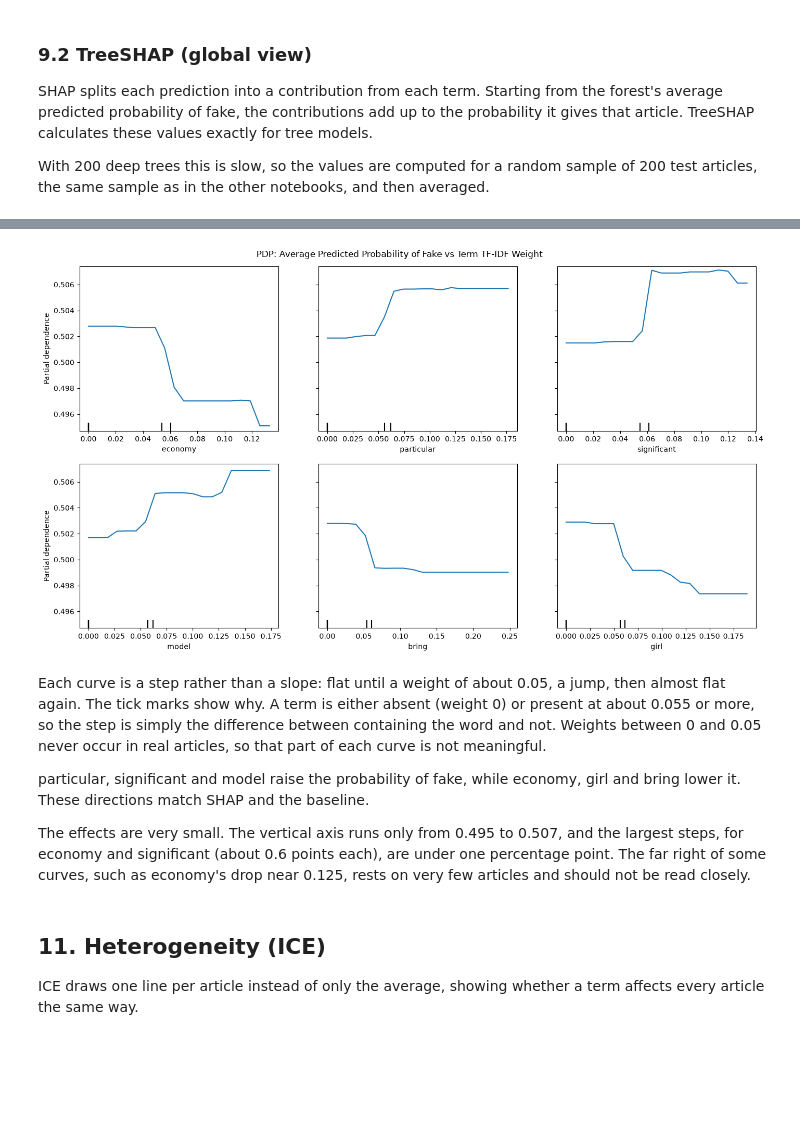
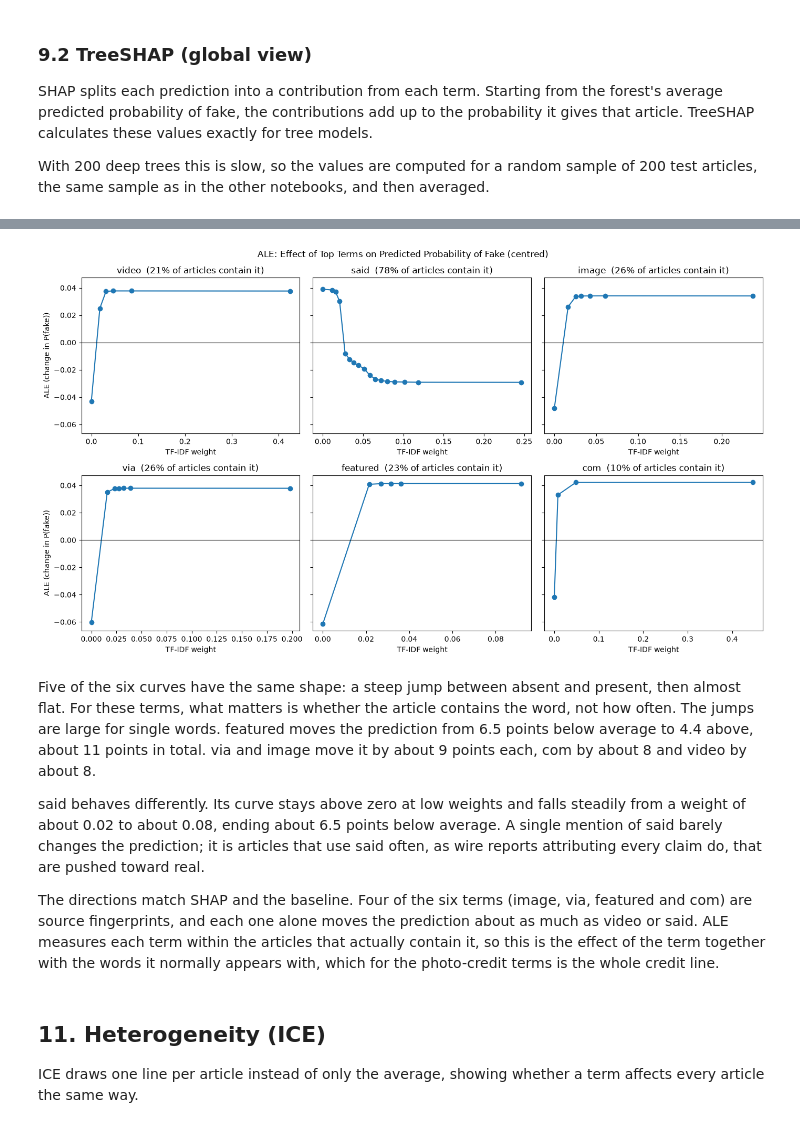
Before and after one commit to jirapon000/XDS_Fake_New_Detection, a Jupyter notebook: random_forest.ipynb, the cells around one changed output, grey strips where cells are left out. Cells and saved outputs as stored; diff of their text form; code cells hidden in the pictures; blank space fills up the shorter version.

```diff
--- a/random_forest.ipynb
+++ b/random_forest.ipynb
@@ -48,7 +48,7 @@ from preprocessing import (
 # %% [markdown]
 ## 2. Load Cleaned Dataset
 # %%
-df = pd.read_csv("Dataset/fake_news_dataset_cleaned.csv")
+df = pd.read_csv("Dataset/fake_news_dataset_cleaned.csv.gz")
 df[["title", "text", "label", "label_encoded"]].head()
 # %% [output]
 |  | title | text | label | label_encoded |
@@ -359,28 +394,52 @@ PDP shows the forest's average predicted probability of fake as one term's weigh
 # %%
-pdp_idx = list(top_idx[:6])
+def ale_1d(predict, X, col, n_bins=20):
+    """First-order ALE for one column. Bins are quantiles of the column, so most of the
+    mass at weight 0 collapses into one edge. Returns bin edges and centred ALE values."""
+    x = X[:, col]
+    edges = np.unique(np.quantile(x, np.linspace(0, 1, n_bins + 1)))
+    if len(edges) < 2:
+        return edges, np.zeros(len(edges))
+    # article in interval (edges[k-1], edges[k]] -> bin k; articles exactly at the lowest edge go to bin 1
+    bin_idx = np.clip(np.searchsorted(edges, x, side="left"), 1, len(edges) - 1)
+    effects = np.zeros(len(edges) - 1)
+    counts = np.zeros(len(edges) - 1)
+    for k in range(1, len(edges)):
+        rows = X[bin_idx == k]
+        if len(rows) == 0:
+            continue
+        lo, hi = rows.copy(), rows.copy()
+        lo[:, col], hi[:, col] = edges[k - 1], edges[k]
+        effects[k - 1] = (predict(hi) - predict(lo)).mean()   # local effect, using only articles in this bin
+        counts[k - 1] = len(rows)
+    ale = np.concatenate([[0.0], np.cumsum(effects)])         # accumulate the local effects
+    mids = (ale[:-1] + ale[1:]) / 2
+    ale -= (mids * counts).sum() / counts.sum()               # centre so the average effect is 0
+    return edges, ale
 
-pdp_display = PartialDependenceDisplay.from_estimator(
-    rf, X_sample,
-    features=pdp_idx,
-    feature_names=list(feature_names),
-    kind="average",
-    grid_resolution=20,
-    percentiles=(0, 1),       # TF-IDF is mostly zeros, so the default 5-95% range would collapse to a single value
-    n_cols=3,
-    random_state=RANDOM_STATE,
-)
-pdp_display.figure_.set_size_inches(14, 8)
-pdp_display.figure_.suptitle("PDP: Average Predicted Probability of Fake vs Term TF-IDF Weight")
+ale_terms = list(top_terms[:6])
+predict_fake = lambda X: rf.predict_proba(X)[:, 1]
+
+fig, axes = plt.subplots(2, 3, figsize=(14, 8), sharey=True)
+for ax, term in zip(axes.ravel(), ale_terms):
+    col = tfidf.vocabulary_[term]
+    edges, ale = ale_1d(predict_fake, X_test_dense, col)
+    ax.plot(edges, ale, marker="o")
+    ax.axhline(0, color="black", linewidth=0.8)
+    ax.set_title(f"{term}  ({(X_test_dense[:, col] > 0).mean():.0%} of articles contain it)")
+    ax.set_xlabel("TF-IDF weight")
+for ax in axes[:, 0]:
+    ax.set_ylabel("ALE (change in P(fake))")
+fig.suptitle("ALE: Effect of Top Terms on Predicted Probability of Fake (centred)")
 plt.tight_layout()
 plt.show()
 # %% [output]
-[figure, old version]
+[figure, new version]
 # %% [markdown]
-Each curve is a step rather than a slope: flat until a weight of about 0.05, a jump, then almost flat again. The tick marks show why. A term is either absent (weight 0) or present at about 0.055 or more, so the step is simply the difference between containing the word and not. Weights between 0 and 0.05 never occur in real articles, so that part of each curve is not meaningful.
+Five of the six curves have the same shape: a steep jump between absent and present, then almost flat. For these terms, what matters is whether the article contains the word, not how often. The jumps are large for single words. featured moves the prediction from 6.5 points below average to 4.4 above, about 11 points in total. via and image move it by about 9 points each, com by about 8 and video by about 8.
 
-particular, significant and model raise the probability of fake, while economy, girl and bring lower it. These directions match SHAP and the baseline.
+said behaves differently. Its curve stays above zero at low weights and falls steadily from a weight of about 0.02 to about 0.08, ending about 6.5 points below average. A single mention of said barely changes the prediction; it is articles that use said often, as wire reports attributing every claim do, that are pushed toward real.
 
-The effects are very small. The vertical axis runs only from 0.495 to 0.507, and the largest steps, for economy and significant (about 0.6 points each), are under one percentage point. The far right of some curves, such as economy's drop near 0.125, rests on very few articles and should not be read closely.
+The directions match SHAP and the baseline. Four of the six terms (image, via, featured and com) are source fingerprints, and each one alone moves the prediction about as much as video or said. ALE measures each term within the articles that actually contain it, so this is the effect of the term together with the words it normally appears with, which for the photo-credit terms is the whole credit line.
 # %% [markdown]
 ## 11. Heterogeneity (ICE)
 
```
Also changed, not shown: parts of 38 cells of this notebook, 3 other files.
